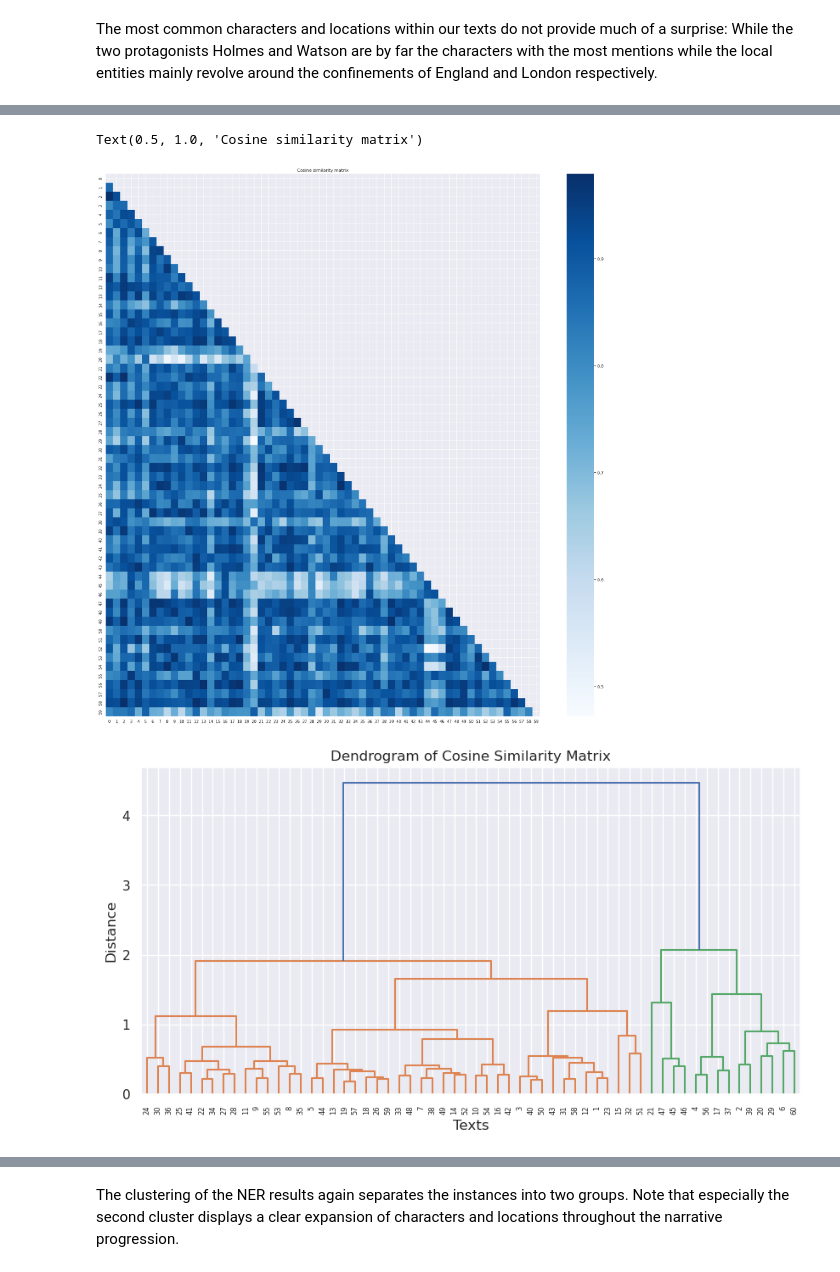
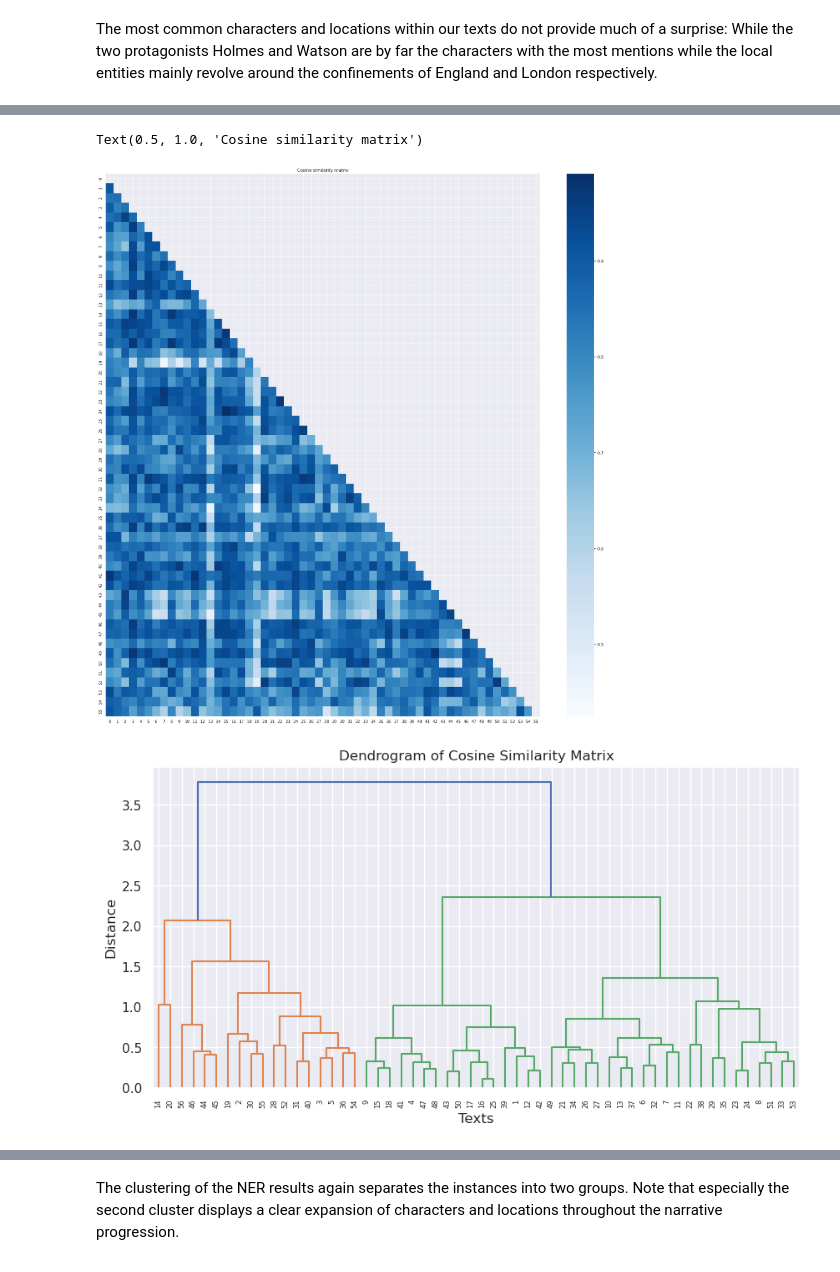
Before and after one commit to DavidSiegl/Sherlock-Holmes-Narrative-Arc, a Jupyter notebook: Code.ipynb, the cells around one changed output, grey strips where cells are left out. Saved outputs shown, nothing was run; the diff lists cells and outputs as text; code cells hidden in the pictures.

```diff
--- a/Code.ipynb
+++ b/Code.ipynb
@@ -926,0 +967,7 @@ Text(0, 0.5, 'Average Compound Score')
+# %%
+sns.set_theme()
+sns.lineplot(data = summary_stats_emotion, x='segment_num', y='value')
+plt.gca().set_xticks(range(1, 6, 1))
+plt.title('Mean Compound Score over time')
+plt.xlabel('Segment')
+plt.ylabel('Average Compound Score')
@@ -1013,5 +1083,9 @@ def extract_entities(text):
     pos_tags = nltk.pos_tag(text)
     tree = nltk.ne_chunk(pos_tags)
     return tree
+# %%
+df_sherlock_segments_ner_outliers = df_sherlock_segments_ner[df_sherlock_segments_ner['title'].isin(values_to_drop)]
+
+df_sherlock_segments_ner = df_sherlock_segments_ner[~df_sherlock_segments_ner['title'].isin(values_to_drop)]
 # %%
 df_sherlock_segments_ner['entities'] = df_sherlock_segments_ner['segments_ner'].apply(extract_entities)
@@ -1103,0 +1188,16 @@ Text(0, 0.5, 'Location Count')
+# %%
+summary_stats_ner = df_sherlock_segments_ner[['segment_num', 'person_entity_count_norm', 'location_entity_count_norm']].groupby('segment_num').agg(['mean'])
+
+summary_stats_ner = summary_stats_ner.reset_index()
+summary_stats_ner = pd.melt(summary_stats_ner, id_vars=['segment_num'], var_name='stat', value_name='value')
+summary_stats_ner = summary_stats_ner.drop(index=summary_stats_ner[(summary_stats_ner['stat'] == 'level_0') | summary_stats_ner['stat'] =='index'].index)
+
+label_map = {'person_entity_count_norm' : 'PERSON' , 'location_entity_count_norm' : 'LOCATION'}
+
+summary_stats_ner['Entities'] = summary_stats_ner['stat'].replace(label_map)
+sns.set_theme()
+sns.lineplot(data = summary_stats_ner, x='segment_num', y='value', hue='Entities')
+plt.gca().set_xticks(range(1, 6, 1))
+plt.title('Linguistic Drift over time')
+plt.xlabel('Segment')
+plt.ylabel('Linguistic Drift')
@@ -1158,18 +1261,18 @@ plt.subplots_adjust(left=0.25, bottom=0.25, right=0.95, top=0.95)
 plt.title('Cosine similarity matrix')
 # %% [output]
 Text(0.5, 1.0, 'Cosine similarity matrix')
-[figure, old version]
+[figure, new version]
 # %%
 linkage_matrix = linkage(similarity_matrix, method='ward')
 
 fig, ax = plt.subplots(figsize=(10, 5))
-dendrogram(linkage_matrix, labels=range(1,61))
+dendrogram(linkage_matrix, labels=range(1,57))
 plt.title('Dendrogram of Cosine Similarity Matrix')
 plt.xlabel('Texts')
 plt.ylabel('Distance')
 plt.show()
 # %% [output]
-[figure, old version]
+[figure, new version]
 # %%
 cluster_assignments = fcluster(linkage_matrix, t=2, criterion = 'maxclust')
 
```
Also changed, not shown: parts of 44 cells of this notebook, 1 other file.
